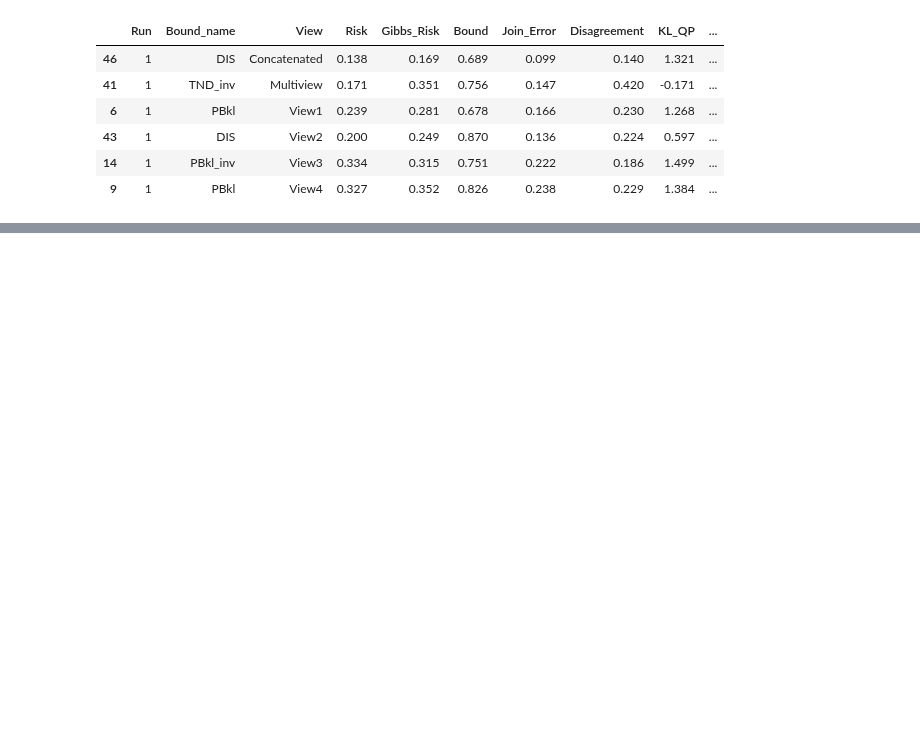
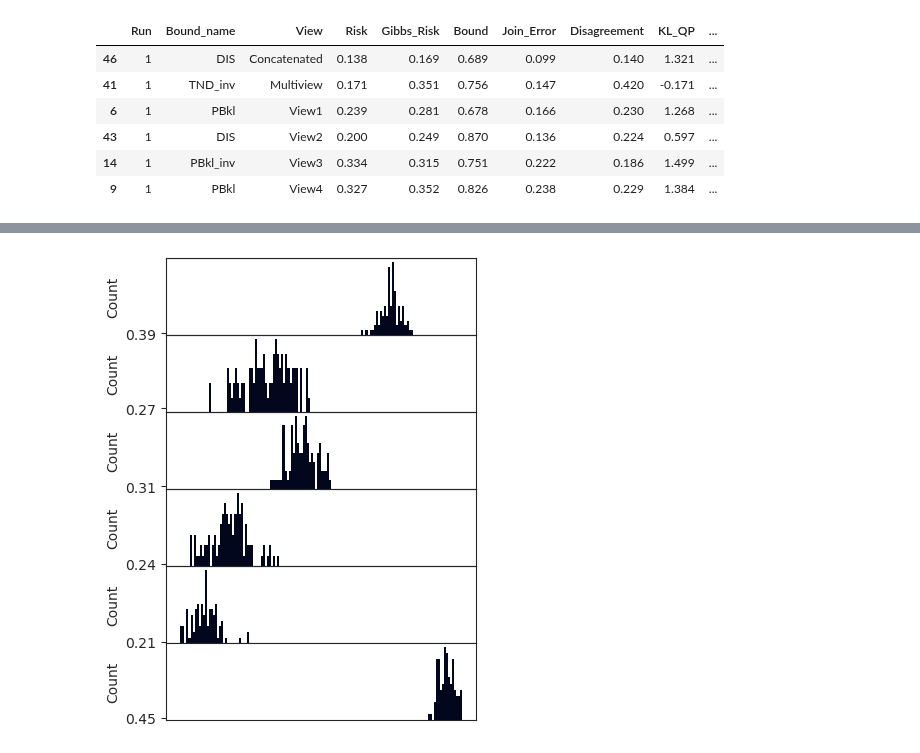
Before and after one commit to adidi24/Multi-View-Majority-Vote-Learning-Algorithms-Direct-Minimization-of-PAC-Bayesian-Bounds, a Jupyter notebook: plot.ipynb, the cells around one changed output, grey strips where cells are left out. Saved outputs shown, nothing was run; the diff lists cells and outputs as text; code cells hidden in the pictures; blank space fills up the shorter version.

```diff
--- a/plot.ipynb
+++ b/plot.ipynb
@@ -238,7 +219,3 @@ second_lowest_per_view
 # %%
 path = "~/Multi-View-Majority-Vote-Learning-Algorithms-Direct-Minimization-of-PAC-Bayesian-Bounds/results/Multiple-Features_4vs9_10runs_20labeled_0.5alpha_weak_learner_results.csv"
 df = pd.read_csv(path, sep=";")
-# %%
-df['Gibbs_Risks_estimators'] = df['Gibbs_Risks_estimators'].apply(lambda x: x.replace("[[", "[").replace("]]", "]").replace("'", "").replace("'", "").replace("\n", "").split(" "))
-df['Gibbs_Risks_estimators'] = df['Gibbs_Risks_estimators'].apply(lambda x: list(filter(None, x)))
-df
@@ -276,18 +232,28 @@ def mean_of_lists(series):
     return [np.mean(sublist) for sublist in transposed]
 
 def mean_of_nested_lists(series):
-    # Flatten the nested lists and transpose to calculate the mean of each element in the sublists
-    flattened = [item for sublist in series for item in sublist]
-    transposed = np.array(flattened).reshape(-1, len(flattened)//len(series)).T
-    return [[np.mean(sublist) for sublist in transposed[i:i+len(series)]] for i in range(0, len(transposed), len(series))]
+    num_sublists = len(series.iloc[0])
+    sublist_length = len(series.iloc[0][0])
+
+    # Initialize an array to store sums and counts
+    sums = np.zeros((num_sublists, sublist_length))
+    counts = np.zeros((num_sublists, sublist_length))
+
+    # Sum up the values and count the occurrences
+    for sublist in series:
+        for i, inner_list in enumerate(sublist):
+            sums[i] += inner_list
+            counts[i] += 1
+
+    # Calculate the mean
+    means = sums / counts
+    return means.tolist()
 
 # Group by the 'group' column and apply aggregation
 numeric_cols = df.select_dtypes(include=np.number).columns
-agg_dict = {'Gibbs_Risks_estimators': mean_of_lists,
+agg_dict = {'Gibbs_Risks_views': mean_of_lists,
             'Posterior_rho': mean_of_lists,
             'Posterior_Qv': mean_of_nested_lists,
-            'Gibbs_Risks_views': mean_of_nested_lists}
+            'Gibbs_Risks_estimators': mean_of_nested_lists}
 agg_dict.update({col: 'mean' for col in numeric_cols if col not in agg_dict})
 grouped = df.groupby('Bound_name').agg(agg_dict)
-
-grouped
@@ -296,32 +275,36 @@ UFuncTypeError: ufunc 'add' did not contain a loop with signature matching types
 # %%
 # plt.rcParams["font.family"] = "Times New Roman"
 
-num_arrays = 5  # Number of arrays
-array_size = 100  # Size of each array
-data = [np.random.uniform(0, 1, array_size) for _ in range(num_arrays)]
+data = grouped["Gibbs_Risks_estimators"].iloc[0]
+num_arrays = len(data)  # Number of arrays
+array_size = len(data[0])  # Size of each array
 
 # Create the figure and axis
 fig, axes = plt.subplots(nrows=num_arrays, ncols=1, figsize=(4, num_arrays), sharex=True)
 
 # Plot each histogram using Seaborn
 for i, ax in enumerate(axes):
-    sns.histplot(data[i], bins=20, ax=ax, kde=False, color="#03071e", binwidth=0.02, alpha=1, linewidth=0)
+    sns.histplot(data[i], ax=ax, bins=100, binwidth=0.002, kde=False, color="#03071e", alpha=1, linewidth=0)
 
     # Get the histogram data to calculate the mean height
-    counts, bin_edges = np.histogram(data[i], bins=20)
-    mean_height = np.mean(counts)
+
+    mean_height = np.mean(data[i])
 
     # Add the mean height as the single y-tick
     ax.set_yticks([mean_height])
     ax.set_yticklabels([f'{mean_height:.2f}'])
 
     if i < num_arrays - 1:  # Add a horizontal line if it's not the last plot
         ax.axhline(y=ax.get_ylim()[1], color='black')
     # Remove x-axis labels and ticks for all but the last subplot
     if i < num_arrays - 1:
         ax.set_xlabel('')
         ax.set_xticks([])
+    if i == 0:
+        ax.set_xticks(range(array_size))
 
 # Adjust layout to minimize space between subplots
 plt.subplots_adjust(hspace=0)
 plt.show()
+# %% [output]
+[figure, added]
```
Also changed, not shown: parts of 9 cells of this notebook, 11 other files.
